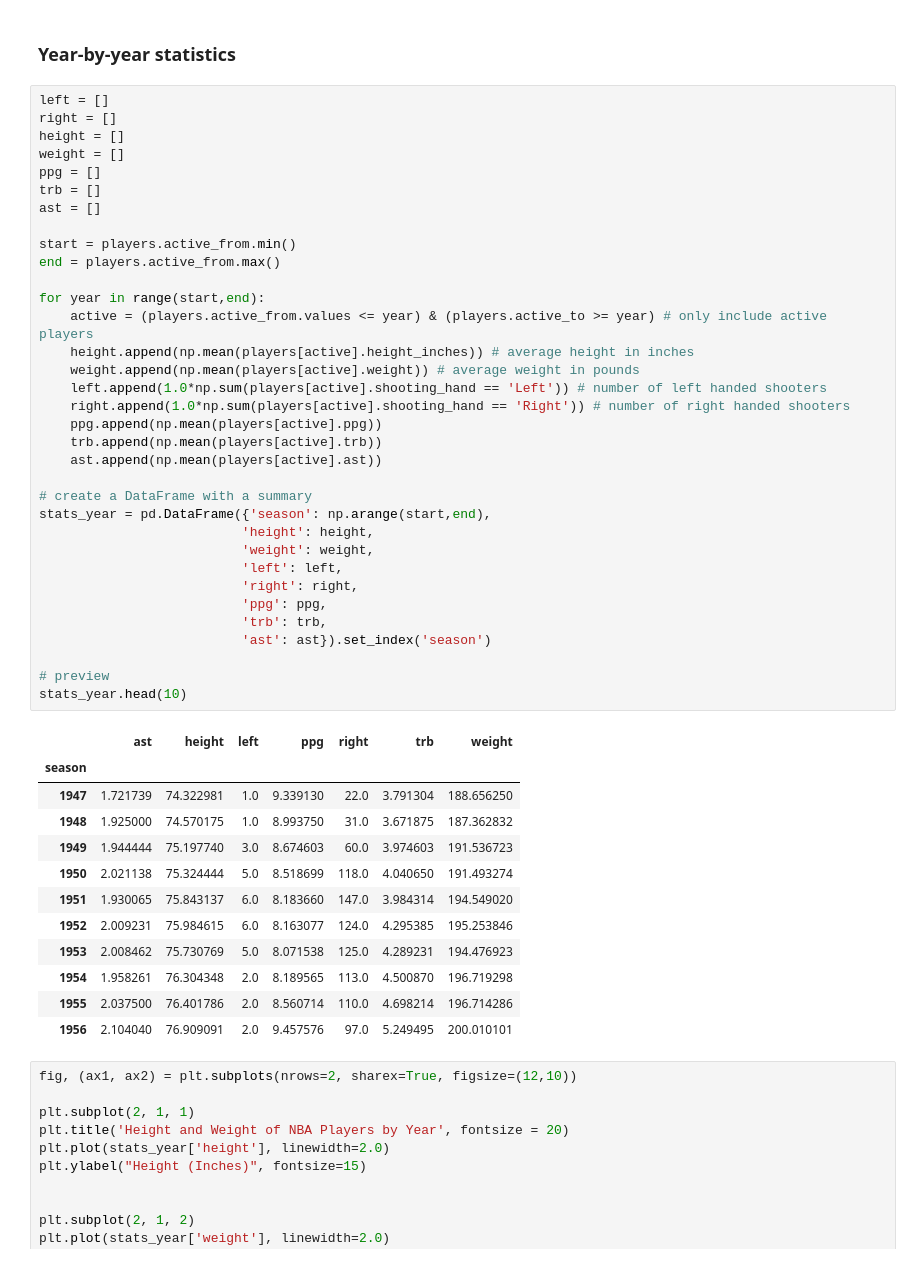
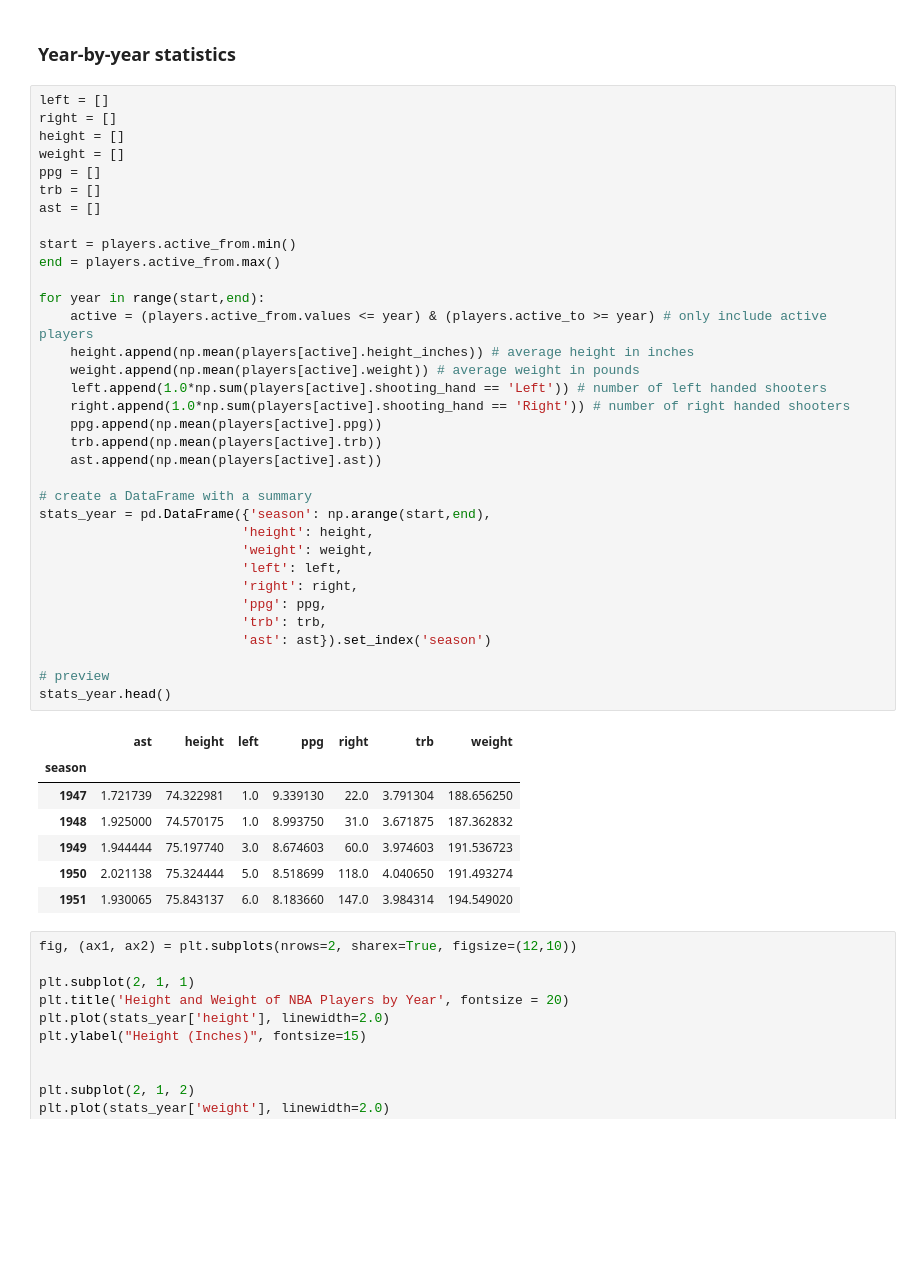
Before and after one commit to ymericson/NBA-player-info, a Jupyter notebook: NBA players stats.ipynb, the cells around one changed output. Cells and saved outputs as stored; diff of their text form; blank space fills up the shorter version.

```diff
--- a/NBA players stats.ipynb
+++ b/NBA players stats.ipynb
@@ -453,39 +492,34 @@ end = players.active_from.max()
 
 for year in range(start,end):
     active = (players.active_from.values <= year) & (players.active_to >= year) # only include active players
     height.append(np.mean(players[active].height_inches)) # average height in inches
     weight.append(np.mean(players[active].weight)) # average weight in pounds
     left.append(1.0*np.sum(players[active].shooting_hand == 'Left')) # number of left handed shooters
     right.append(1.0*np.sum(players[active].shooting_hand == 'Right')) # number of right handed shooters
     ppg.append(np.mean(players[active].ppg))
     trb.append(np.mean(players[active].trb))
     ast.append(np.mean(players[active].ast))
 
 # create a DataFrame with a summary
 stats_year = pd.DataFrame({'season': np.arange(start,end),
                           'height': height,
                           'weight': weight,
                           'left': left,
                           'right': right,
                           'ppg': ppg,
                           'trb': trb,
                           'ast': ast}).set_index('season')
 
 # preview
-stats_year.head(10)
+stats_year.head()
 # %% [output]
 |  | ast | height | left | ppg | right | trb | weight |
 | season |  |  |  |  |  |  |  |
 | 1947 | 1.721739 | 74.322981 | 1.0 | 9.339130 | 22.0 | 3.791304 | 188.656250 |
 | 1948 | 1.925000 | 74.570175 | 1.0 | 8.993750 | 31.0 | 3.671875 | 187.362832 |
 | 1949 | 1.944444 | 75.197740 | 3.0 | 8.674603 | 60.0 | 3.974603 | 191.536723 |
 | 1950 | 2.021138 | 75.324444 | 5.0 | 8.518699 | 118.0 | 4.040650 | 191.493274 |
 | 1951 | 1.930065 | 75.843137 | 6.0 | 8.183660 | 147.0 | 3.984314 | 194.549020 |
-| 1952 | 2.009231 | 75.984615 | 6.0 | 8.163077 | 124.0 | 4.295385 | 195.253846 |
-| 1953 | 2.008462 | 75.730769 | 5.0 | 8.071538 | 125.0 | 4.289231 | 194.476923 |
-| 1954 | 1.958261 | 76.304348 | 2.0 | 8.189565 | 113.0 | 4.500870 | 196.719298 |
-| 1955 | 2.037500 | 76.401786 | 2.0 | 8.560714 | 110.0 | 4.698214 | 196.714286 |
-| 1956 | 2.104040 | 76.909091 | 2.0 | 9.457576 | 97.0 | 5.249495 | 200.010101 |
 # %%
 fig, (ax1, ax2) = plt.subplots(nrows=2, sharex=True, figsize=(12,10))
 
```
Also changed, not shown: parts of 19 cells of this notebook, 8 other files.
